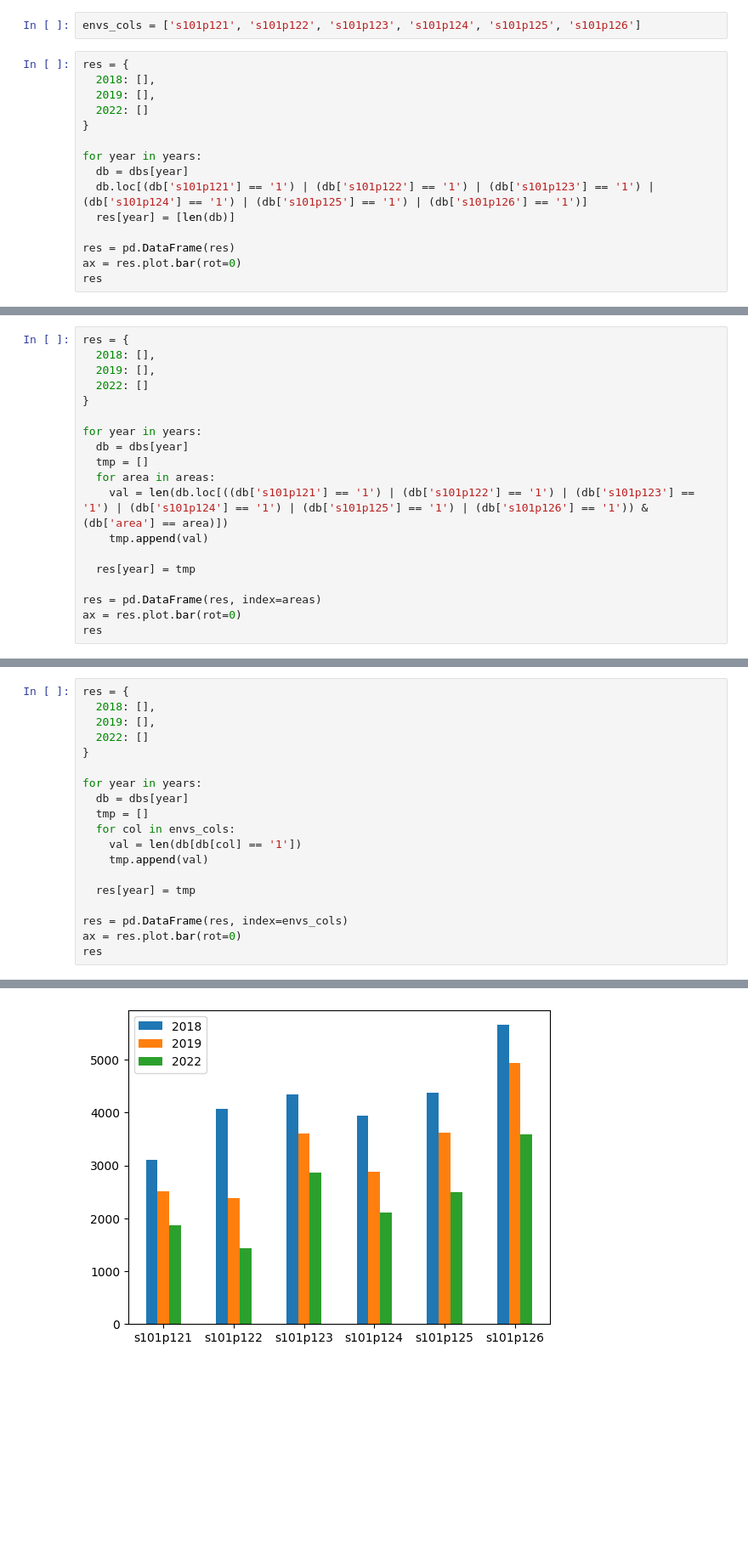
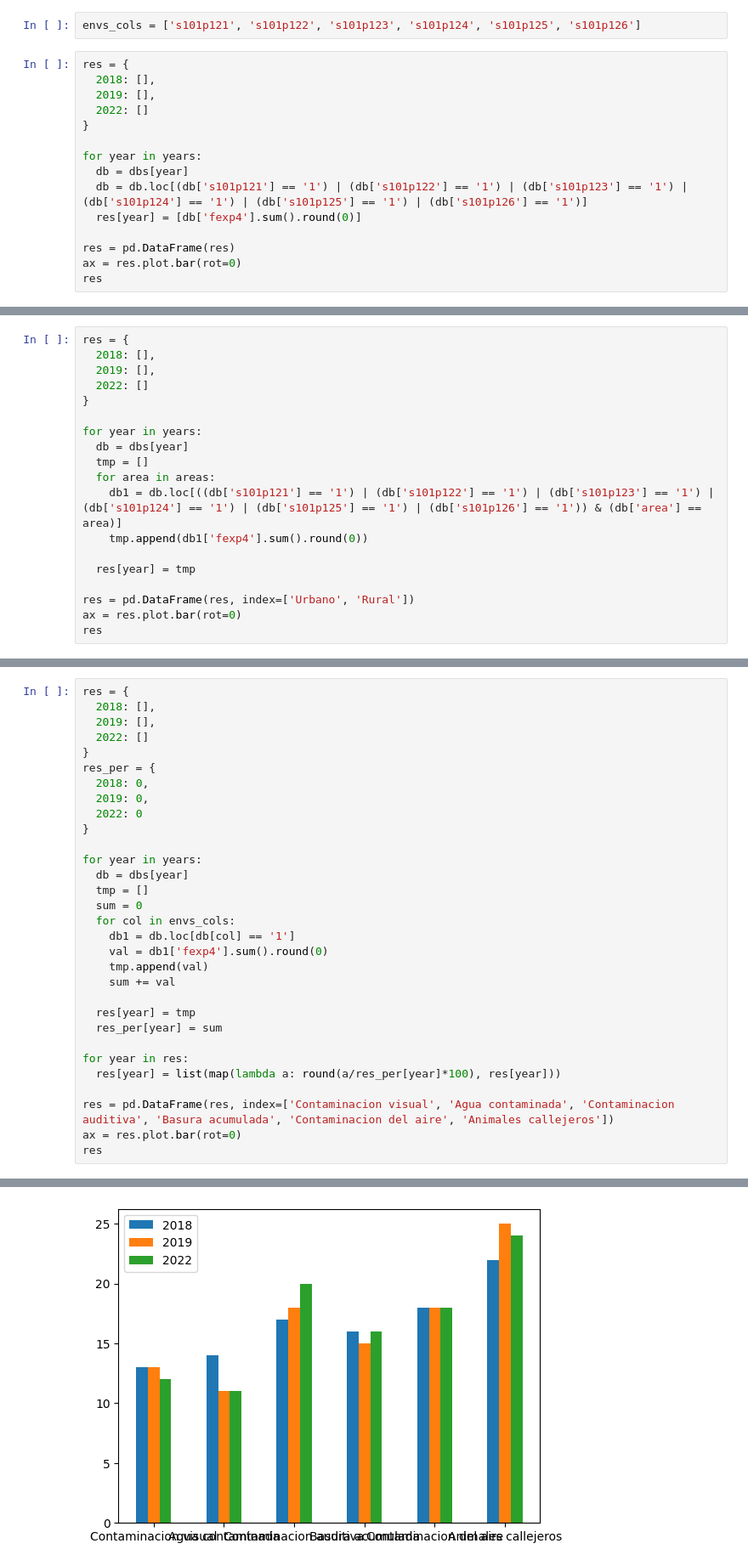
Before and after one commit to pedroaal/ambiental, a Jupyter notebook: main.ipynb, the cells around one changed output, grey strips where cells are left out. Shown at 85% size. Drawn from its saved outputs; the diff is of its cells as text; blank space fills up the shorter version.

```diff
--- a/main.ipynb
+++ b/main.ipynb
@@ -130,8 +130,8 @@ res = {
 
 for year in years:
   db = dbs[year]
-  db.loc[(db['s101p121'] == '1') | (db['s101p122'] == '1') | (db['s101p123'] == '1') | (db['s101p124'] == '1') | (db['s101p125'] == '1') | (db['s101p126'] == '1')]
-  res[year] = [len(db)]
+  db = db.loc[(db['s101p121'] == '1') | (db['s101p122'] == '1') | (db['s101p123'] == '1') | (db['s101p124'] == '1') | (db['s101p125'] == '1') | (db['s101p126'] == '1')]
+  res[year] = [db['fexp4'].sum().round(0)]
 
 res = pd.DataFrame(res)
 ax = res.plot.bar(rot=0)
@@ -151,12 +151,12 @@ for year in years:
   db = dbs[year]
   tmp = []
   for area in areas:
-    val = len(db.loc[((db['s101p121'] == '1') | (db['s101p122'] == '1') | (db['s101p123'] == '1') | (db['s101p124'] == '1') | (db['s101p125'] == '1') | (db['s101p126'] == '1')) & (db['area'] == area)])
-    tmp.append(val)
+    db1 = db.loc[((db['s101p121'] == '1') | (db['s101p122'] == '1') | (db['s101p123'] == '1') | (db['s101p124'] == '1') | (db['s101p125'] == '1') | (db['s101p126'] == '1')) & (db['area'] == area)]
+    tmp.append(db1['fexp4'].sum().round(0))
 
   res[year] = tmp
 
-res = pd.DataFrame(res, index=areas)
+res = pd.DataFrame(res, index=['Urbano', 'Rural'])
 ax = res.plot.bar(rot=0)
 res
 # %% [output]
@@ -170,17 +170,29 @@ res = {
   2019: [],
   2022: []
 }
+res_per = {
+  2018: 0,
+  2019: 0,
+  2022: 0
+}
 
 for year in years:
   db = dbs[year]
   tmp = []
+  sum = 0
   for col in envs_cols:
-    val = len(db[db[col] == '1'])
+    db1 = db.loc[db[col] == '1']
+    val = db1['fexp4'].sum().round(0)
     tmp.append(val)
+    sum += val
 
   res[year] = tmp
+  res_per[year] = sum
 
-res = pd.DataFrame(res, index=envs_cols)
+for year in res:
+  res[year] = list(map(lambda a: round(a/res_per[year]*100), res[year]))
+
+res = pd.DataFrame(res, index=['Contaminacion visual', 'Agua contaminada', 'Contaminacion auditiva', 'Basura acumulada', 'Contaminacion del aire', 'Animales callejeros'])
 ax = res.plot.bar(rot=0)
 res
 # %% [output]
@@ -194 +206 @@ res
-[figure, old version]
+[figure, new version]
```
Also changed, not shown: parts of 4 cells of this notebook, 1 other file.
